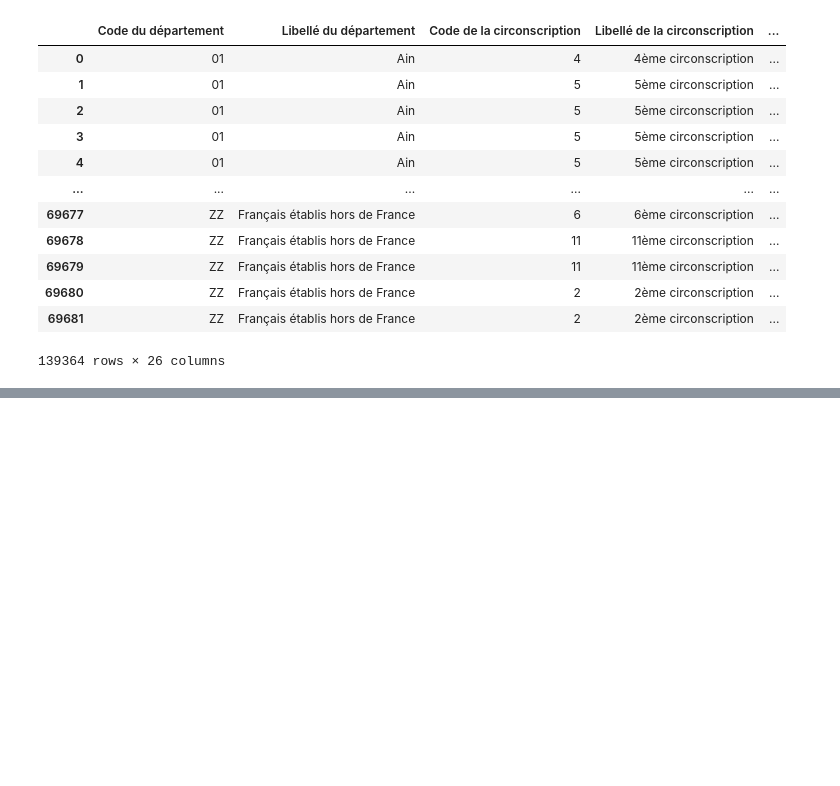
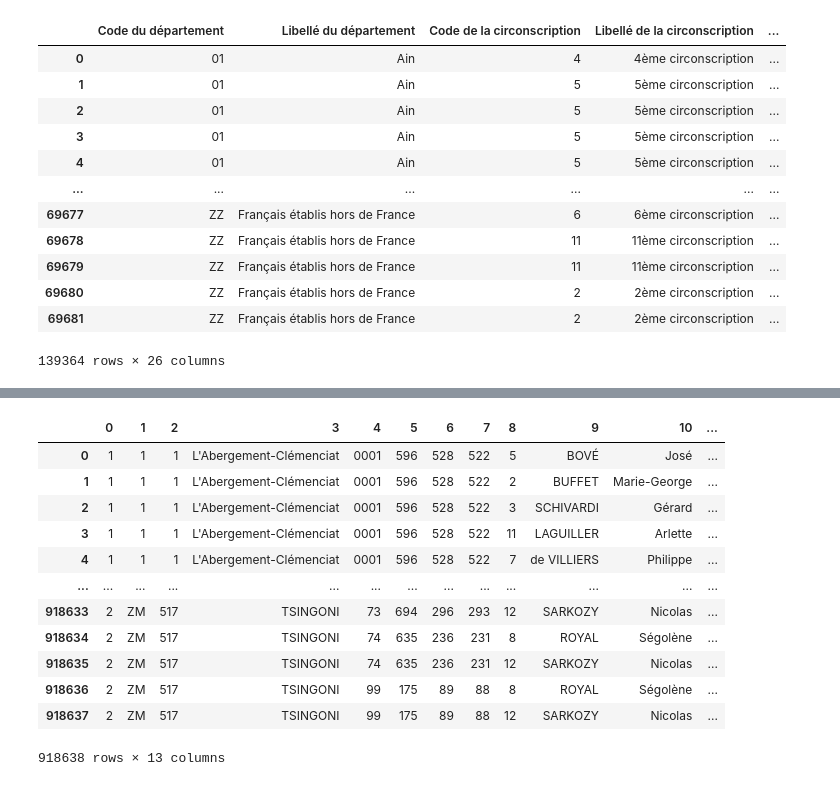
Before and after one commit to joevincentgaltie/donnees_electorales, a Jupyter notebook: notebook_principal.ipynb, the cells around one changed output, grey strips where cells are left out. Saved outputs shown, nothing was run; the diff lists cells and outputs as text; code cells hidden in the pictures; blank space fills up the shorter version.

```diff
--- a/notebook_principal.ipynb
+++ b/notebook_principal.ipynb
@@ -111,0 +210,19 @@ raw_2017 = extract_data(df, df.shape[1])
+# %%
+file='data/PR07_Bvot_T1T2.csv'
+df = pd.read_csv(file, sep=";", encoding="latin-1",skiprows=17,header=None)
+# %%
+df
+# %% [output]
+|  | 0 | 1 | 2 | 3 | 4 | 5 | 6 | 7 | 8 | 9 | 10 | ... |
+| 0 | 1 | 1 | 1 | L'Abergement-Clémenciat | 0001 | 596 | 528 | 522 | 5 | BOVÉ | José | ... |
+| 1 | 1 | 1 | 1 | L'Abergement-Clémenciat | 0001 | 596 | 528 | 522 | 2 | BUFFET | Marie-George | ... |
+| 2 | 1 | 1 | 1 | L'Abergement-Clémenciat | 0001 | 596 | 528 | 522 | 3 | SCHIVARDI | Gérard | ... |
+| 3 | 1 | 1 | 1 | L'Abergement-Clémenciat | 0001 | 596 | 528 | 522 | 11 | LAGUILLER | Arlette | ... |
+| 4 | 1 | 1 | 1 | L'Abergement-Clémenciat | 0001 | 596 | 528 | 522 | 7 | de VILLIERS | Philippe | ... |
+| ... | ... | ... | ... | ... | ... | ... | ... | ... | ... | ... | ... | ... |
+| 918633 | 2 | ZM | 517 | TSINGONI | 73 | 694 | 296 | 293 | 12 | SARKOZY | Nicolas | ... |
+| 918634 | 2 | ZM | 517 | TSINGONI | 74 | 635 | 236 | 231 | 8 | ROYAL | Ségolène | ... |
+| 918635 | 2 | ZM | 517 | TSINGONI | 74 | 635 | 236 | 231 | 12 | SARKOZY | Nicolas | ... |
+| 918636 | 2 | ZM | 517 | TSINGONI | 99 | 175 | 89 | 88 | 8 | ROYAL | Ségolène | ... |
+| 918637 | 2 | ZM | 517 | TSINGONI | 99 | 175 | 89 | 88 | 12 | SARKOZY | Nicolas | ... |
+918638 rows × 13 columns
```
Also changed, not shown: parts of 97 cells of this notebook.
